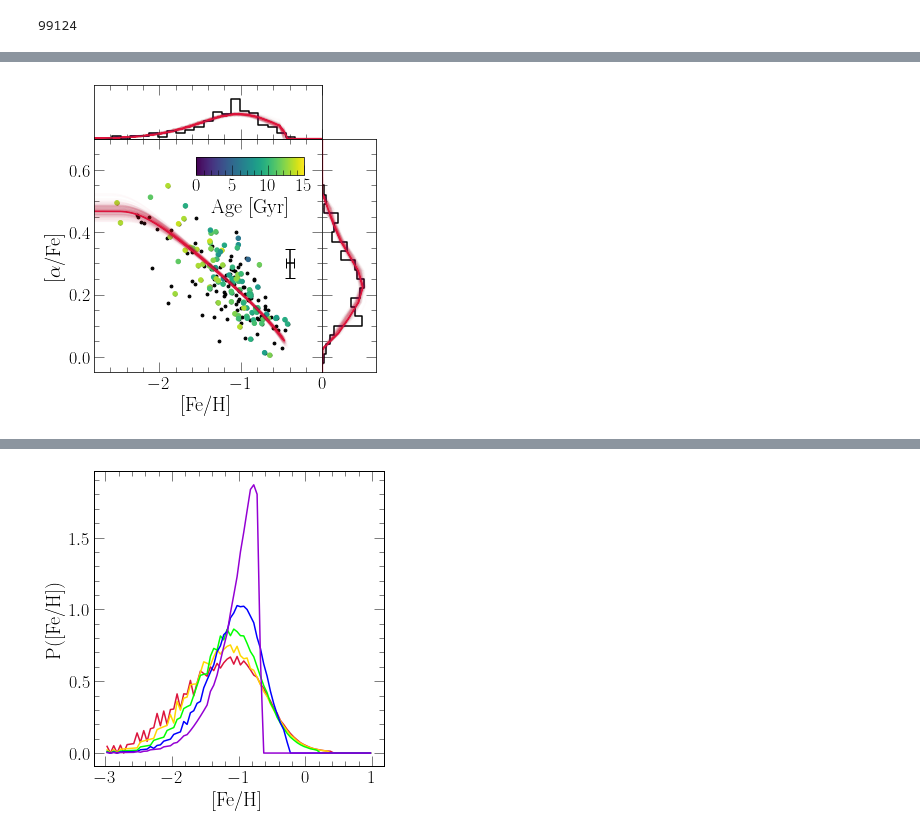
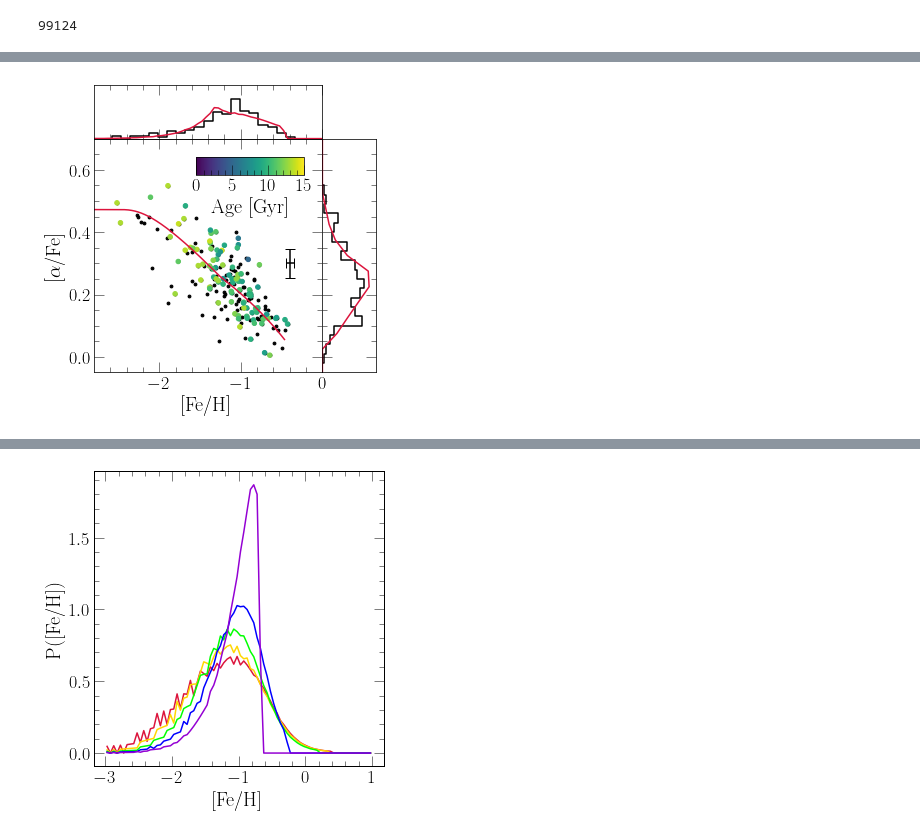
Before and after one commit to giganano/h3halo, a Jupyter notebook: notebooks/paperplots.ipynb, the cells around one changed output, grey strips where cells are left out. Cells and saved outputs as stored; diff of their text form; code cells hidden in the pictures.

```diff
--- a/notebooks/paperplots.ipynb
+++ b/notebooks/paperplots.ipynb
@@ -1162,21 +1164,40 @@ kwargs["range"] = ax.get_ylim()
 afe_dist, afe_bins = np.histogram(gse["[o/fe]"], **kwargs)
 right.step(afe_dist, afe_bins[:-1], where = "pre", c = named_colors()["black"])
 
-bf_duration = 5.67
+# bf_duration = 5.67
+# bf_duration = 5.50
+# bf_duration = 4.88
+bf_duration = 5.27
 with vice.singlezone(name = "./bestfit") as sz:
     sz.elements = ["fe", "o"]
-    sz.func = exponential()
-    sz.func.timescale = 1.09
+#     sz.func = exponential()
+#     sz.func = linear_exponential(prefactor = 1000)
+#     sz.func = lambda t: 100
+    sz.func = constant_then_exponential(prefactor = 1000, onset = 1.88, timescale = 0.71)
+#     sz.func.timescale = 1.09
+#     sz.func.timescale = 1.44
     sz.mode = "ifr"
+#     sz.mode = "sfr"
     sz.dt = bf_duration / 1000
     sz.Mg0 = 0
     sz.nthreads = 2
-    sz.eta = 8.86
-    sz.tau_star = 16.62
+#     sz.eta = 8.86
+#     sz.eta = 8.21
+#     sz.eta = 11.47
+    sz.eta = 8.57
+#     sz.tau_star = 16.62
+#     sz.tau_star = 17.73
+#     sz.tau_star = 15.03
+    sz.tau_star = 14.13
+#     sz.bins = np.linspace(-3, 1, 401)
     vice.yields.ccsne.settings['o'] = 0.01
     vice.yields.sneia.settings['o'] = 0
-    vice.yields.ccsne.settings['fe'] = 0.77 / 1000
-    vice.yields.sneia.settings['fe'] = 1.23 / 1000
+#     vice.yields.ccsne.settings['fe'] = 0.77 / 1000
+#     vice.yields.sneia.settings['fe'] = 1.23 / 1000
+#     vice.yields.ccsne.settings['fe'] = 0.83 / 1000
+#     vice.yields.sneia.settings['fe'] = 1.04 / 1000
+    vice.yields.ccsne.settings['fe'] = 0.76 / 1000
+    vice.yields.sneia.settings['fe'] = 1.31 / 1000
     bfout = sz.run(np.linspace(0, bf_duration, 1001), overwrite = True, capture = True)
 
 kwargs = {"c": named_colors()["crimson"]}
@@ -1187,42 +1208,42 @@ right.plot(bfout.mdf["dn/d[o/fe]"], xvals, **kwargs)
 
 
 
-random.seed(a = 0)
-n_subs = 200
-prob = [m.exp(_) for _ in chain["logp"]]
-norm = sum(prob)
-prob = [_ / norm for _ in prob]
-indeces = np.random.choice(list(range(len(prob))), p = prob, size = n_subs)
-kwargs = {
-    "c": named_colors()["crimson"]
-}
+# random.seed(a = 0)
+# n_subs = 200
+# prob = [m.exp(_) for _ in chain["logp"]]
+# norm = sum(prob)
+# prob = [_ / norm for _ in prob]
+# indeces = np.random.choice(list(range(len(prob))), p = prob, size = n_subs)
+# kwargs = {
+#     "c": named_colors()["crimson"]
+# }
 
-with vice.singlezone(name = "sampled") as sz:
-    for i in range(n_subs):
-        sz.elements = ["fe", "o"]
-        sz.func = exponential(timescale = chain["tau_in"][indeces[i]])
-        sz.func.timescale = chain["tau_in"][indeces[i]]
-        sz.mode = "ifr"
-        sz.Mg0 = 0
-        sz.nthreads = 2
-        sz.tau_star = chain["tau_star"][indeces[i]]
-        sz.eta = chain["eta"][indeces[i]]
-        sz.dt = chain["tau_tot"][indeces[i]] / 500
-        vice.yields.ccsne.settings['fe'] = chain["y_fe_cc"][indeces[i]]
-        vice.yields.sneia.settings['fe'] = chain["y_fe_ia"][indeces[i]]
-        out = sz.run(np.linspace(0, chain["tau_tot"][indeces[i]], 501),
-            overwrite = True, capture = True)
+# with vice.singlezone(name = "sampled") as sz:
+#     for i in range(n_subs):
+#         sz.elements = ["fe", "o"]
+#         sz.func = exponential(timescale = chain["tau_in"][indeces[i]])
+#         sz.func.timescale = chain["tau_in"][indeces[i]]
+#         sz.mode = "ifr"
+#         sz.Mg0 = 0
+#         sz.nthreads = 2
+#         sz.tau_star = chain["tau_star"][indeces[i]]
+#         sz.eta = chain["eta"][indeces[i]]
+#         sz.dt = chain["tau_tot"][indeces[i]] / 500
+#         vice.yields.ccsne.settings['fe'] = chain["y_fe_cc"][indeces[i]]
+#         vice.yields.sneia.settings['fe'] = chain["y_fe_ia"][indeces[i]]
+#         out = sz.run(np.linspace(0, chain["tau_tot"][indeces[i]], 501),
+#             overwrite = True, capture = True)
 
-        kwargs["alpha"] = 0.02
-        ax.plot(out.history["[fe/h]"], out.history["[o/fe]"], **kwargs)
+#         kwargs["alpha"] = 0.02
+#         ax.plot(out.history["[fe/h]"], out.history["[o/fe]"], **kwargs)
 
-        xvals = [(a + b) / 2 for a, b in zip(out.mdf["bin_edge_left"], out.mdf["bin_edge_right"])]
-        kwargs["alpha"] = 0.01
-        top.plot(xvals, out.mdf["dn/d[fe/h]"], **kwargs)
-        right.plot(out.mdf["dn/d[o/fe]"], xvals, **kwargs)
+#         xvals = [(a + b) / 2 for a, b in zip(out.mdf["bin_edge_left"], out.mdf["bin_edge_right"])]
+#         kwargs["alpha"] = 0.01
+#         top.plot(xvals, out.mdf["dn/d[fe/h]"], **kwargs)
+#         right.plot(out.mdf["dn/d[o/fe]"], xvals, **kwargs)
 
-        sys.stdout.write("\r%d" % (i))
-sys.stdout.write("\n")
+#         sys.stdout.write("\r%d" % (i))
+# sys.stdout.write("\n")
 
 plt.tight_layout()
 plt.subplots_adjust(right = 0.8, top = 0.8)
@@ -1248,4 +1268,4 @@ plt.show()
-[figure, old version]
+[figure, new version]
 # %%
 cosmological_age = 13.2
 quantities = list(filter(lambda _: not _.endswith("_err"), gse.keys()))
```
Also changed, not shown: parts of 7 cells of this notebook, 22 other files.
